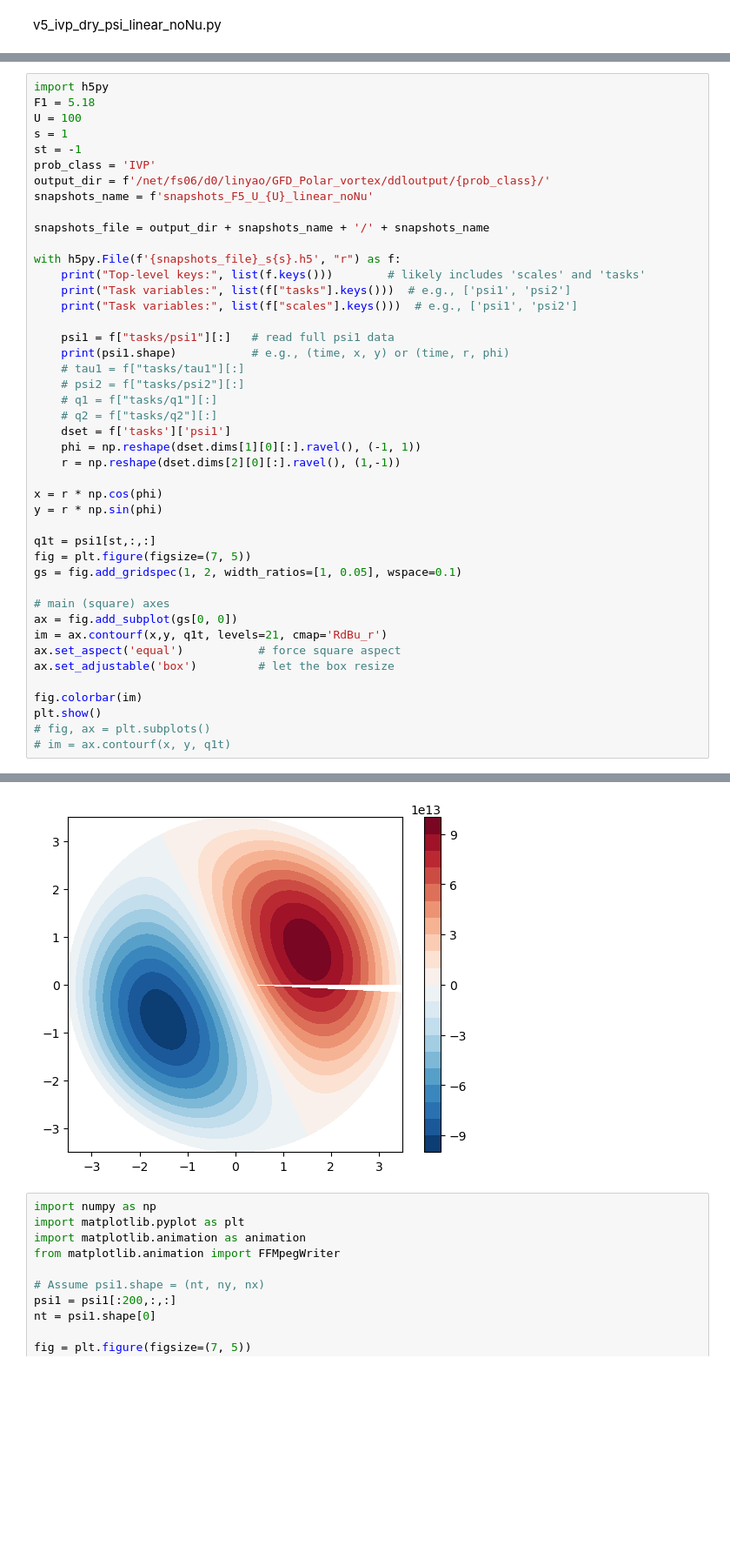
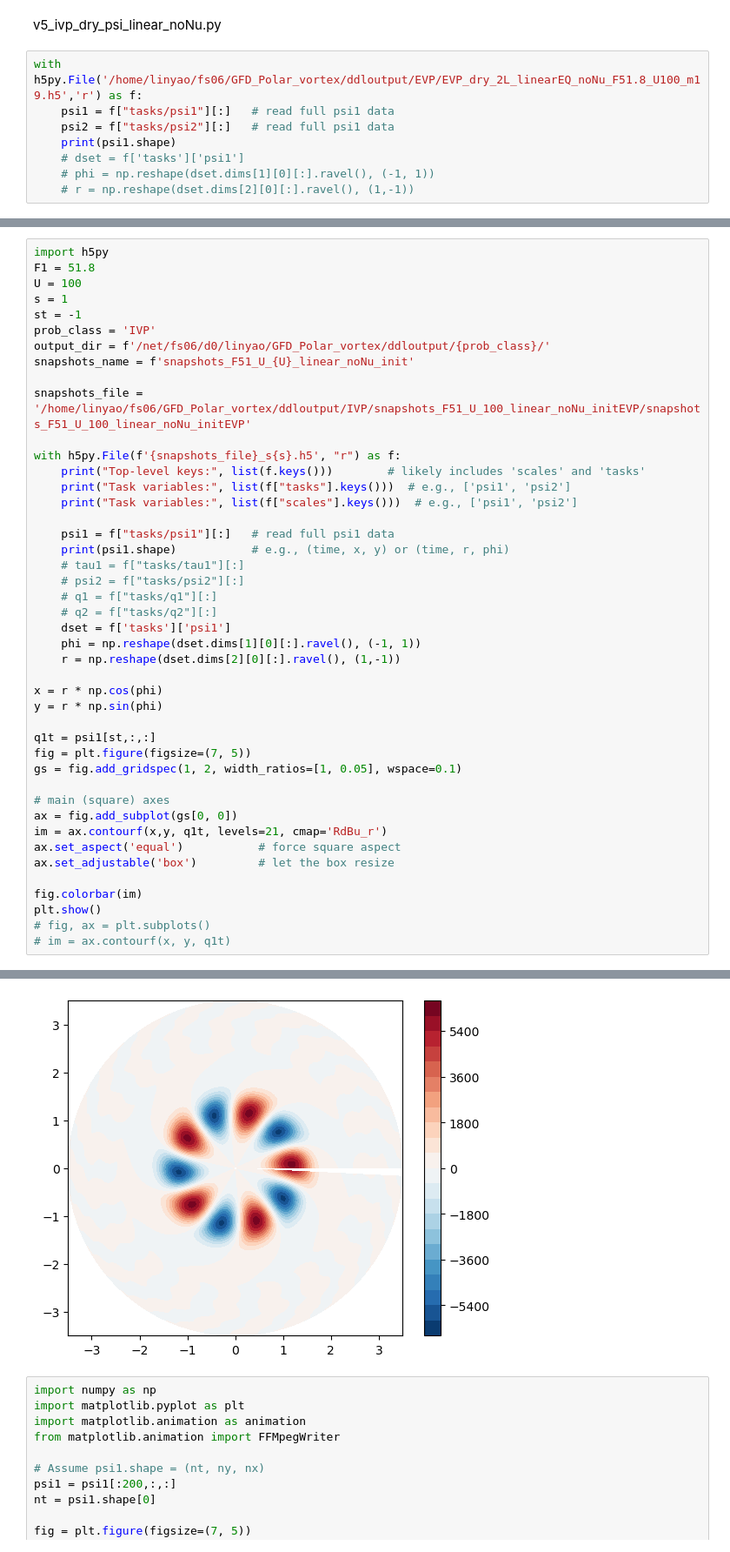
Before and after one commit to linyao1999/JupiterVortex, a Jupyter notebook: IVP_dry_2L_plot.ipynb, the cells around one changed output, grey strips where cells are left out. Shown: that part at 87% size. Saved outputs shown, nothing was run; the diff lists cells and outputs as text; blank space fills up the shorter version.

```diff
--- a/IVP_dry_2L_plot.ipynb
+++ b/IVP_dry_2L_plot.ipynb
@@ -6,3 +6,11 @@ import matplotlib.pyplot as plt
 ## Plot of steamfunction and potential vorticity in high F (different in BC, equation formula, etc)
 # %% [markdown]
 v5_ivp_dry_psi_linear_noNu.py
+# %%
+with h5py.File('/home/linyao/fs06/GFD_Polar_vortex/ddloutput/EVP/EVP_dry_2L_linearEQ_noNu_F51.8_U100_m19.h5','r') as f:
+    psi1 = f["tasks/psi1"][:]   # read full psi1 data
+    psi2 = f["tasks/psi2"][:]   # read full psi1 data
+    print(psi1.shape)
+    # dset = f['tasks']['psi1']
+    # phi = np.reshape(dset.dims[1][0][:].ravel(), (-1, 1))
+    # r = np.reshape(dset.dims[2][0][:].ravel(), (1,-1))
@@ -9,14 +39,14 @@ v5_ivp_dry_psi_linear_noNu.py
 # %%
 import h5py
-F1 = 5.18
+F1 = 51.8
 U = 100
 s = 1
 st = -1
 prob_class = 'IVP'
 output_dir = f'/net/fs06/d0/linyao/GFD_Polar_vortex/ddloutput/{prob_class}/'
-snapshots_name = f'snapshots_F5_U_{U}_linear_noNu'
+snapshots_name = f'snapshots_F51_U_{U}_linear_noNu_init'
 
-snapshots_file = output_dir + snapshots_name + '/' + snapshots_name
+snapshots_file = '/home/linyao/fs06/GFD_Polar_vortex/ddloutput/IVP/snapshots_F51_U_100_linear_noNu_initEVP/snapshots_F51_U_100_linear_noNu_initEVP'
 
 with h5py.File(f'{snapshots_file}_s{s}.h5', "r") as f:
     print("Top-level keys:", list(f.keys()))        # likely includes 'scales' and 'tasks'
@@ -58,4 +88,4 @@ Task variables: ['constant', 'iteration', 'phi_hash_1434b1a7c7d487cbe6c6a6a2f1e6
-[figure, old version]
+[figure, new version]
 # %%
 import numpy as np
 import matplotlib.pyplot as plt
```
Also changed, not shown: parts of 4 cells of this notebook, 4 other files.
